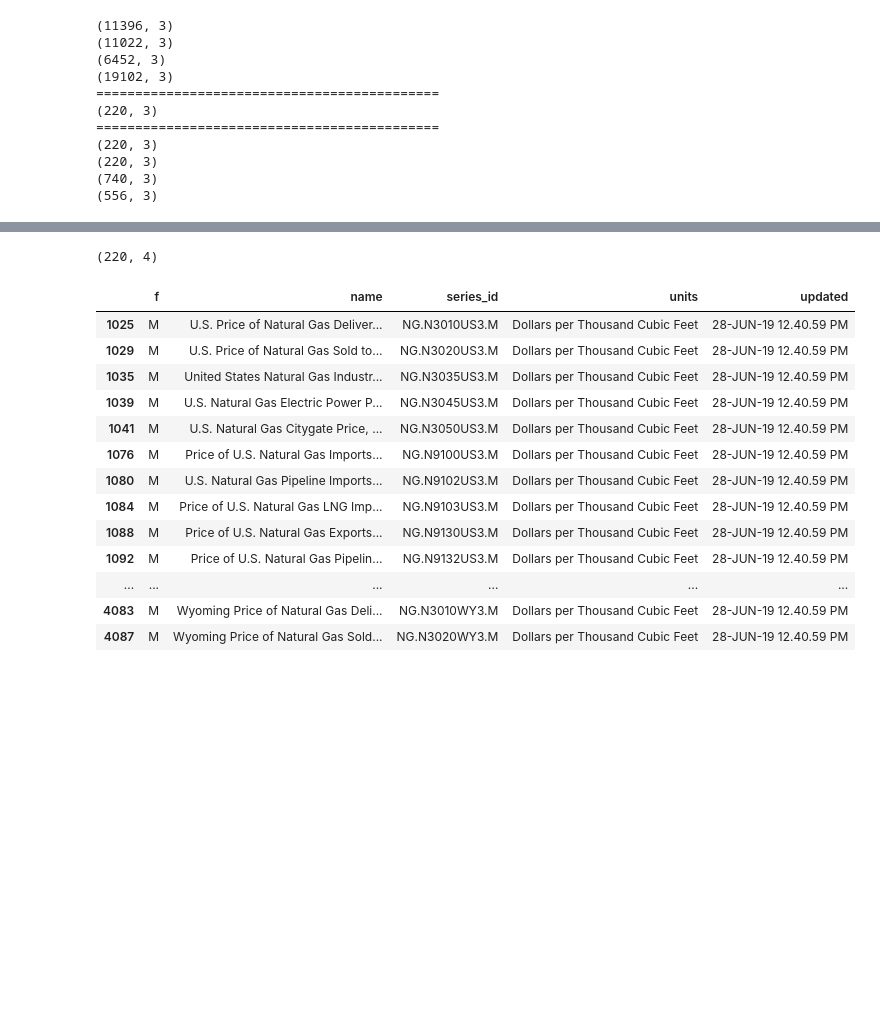
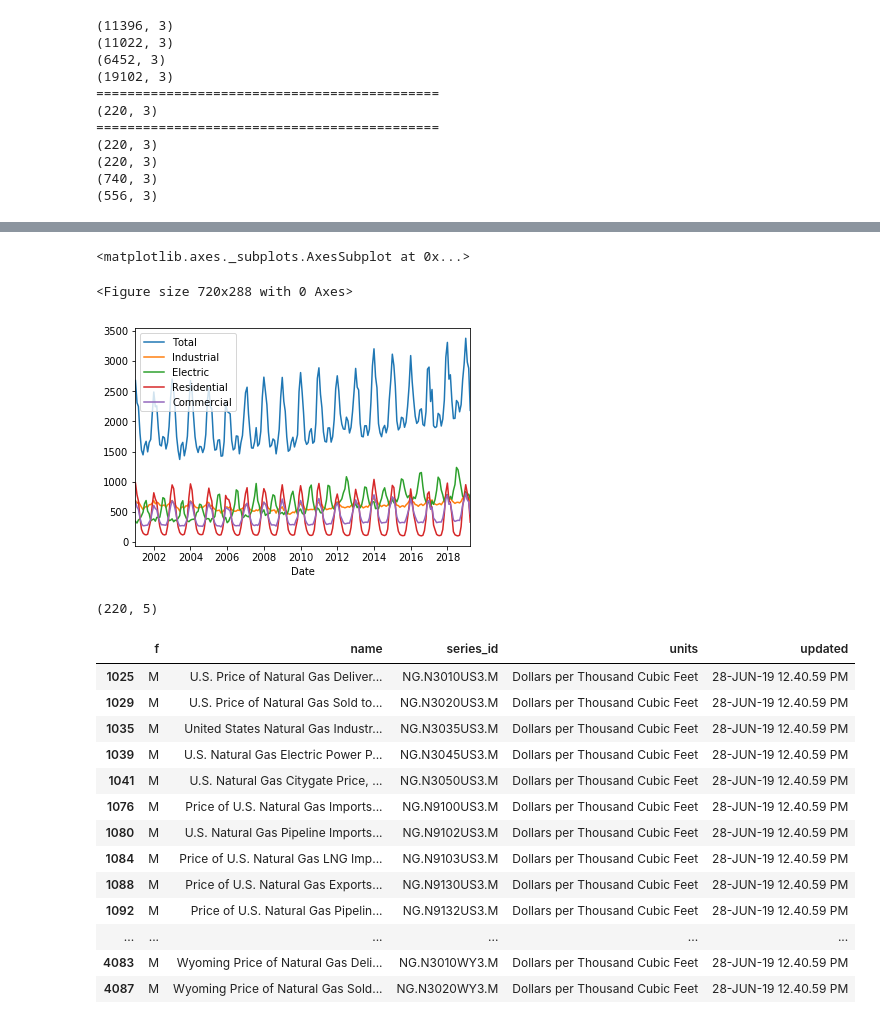
Before and after one commit to jwaliaga/NatGasDemandForcast, a Jupyter notebook: Notebooks/Wilson/CSV_Generators.ipynb, the cells around one changed output, grey strips where cells are left out. Drawn from its saved outputs; the diff is of its cells as text; code cells hidden in the pictures; blank space fills up the shorter version.

```diff
--- a/Notebooks/Wilson/CSV_Generators.ipynb
+++ b/Notebooks/Wilson/CSV_Generators.ipynb
@@ -245,0 +252,5 @@ df_natgasdata.plot()
+# %%
+col_list = list(df_natgasdata.columns)
+col_list.remove("Total")
+df_natgasdata["Commercial"] = df_natgasdata["Total"].subtract(df_natgasdata[col_list].sum(axis=1), fill_value=0)
+df_natgasdata
@@ -246,9 +282,16 @@ df_natgasdata.plot()
+# %%
+plt.figure(figsize=(10,4))
+df_natgasdata.plot()
+# %% [output]
+<matplotlib.axes._subplots.AxesSubplot at 0x...>
+<Figure size 720x288 with 0 Axes>
+[figure, added]
 # %%
 df_natgasdata.to_csv("../../Data/CSV_Files/Nat_Gas_Data.csv", encoding='utf-8')
 # %%
 df_natgasdata.shape
 # %% [output]
-(220, 4)
+(220, 5)
 # %%
 df_ng_price = df.loc[(df["name"].str.contains("Price")==True) & (df["f"]=="M")]
 df_ng_price = df_ng_price.drop_duplicates(subset="series_id",keep="first")
```
Also changed, not shown: parts of 28 cells of this notebook, 6 other files.
